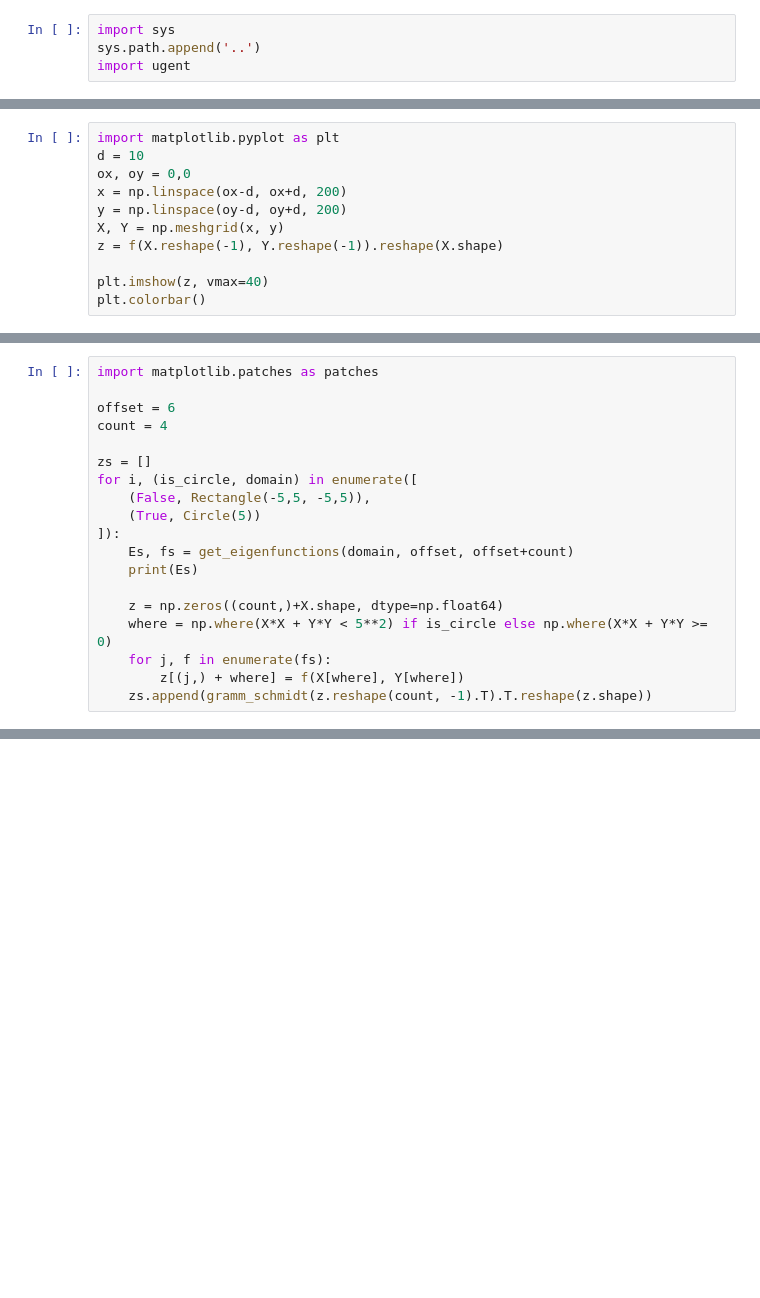
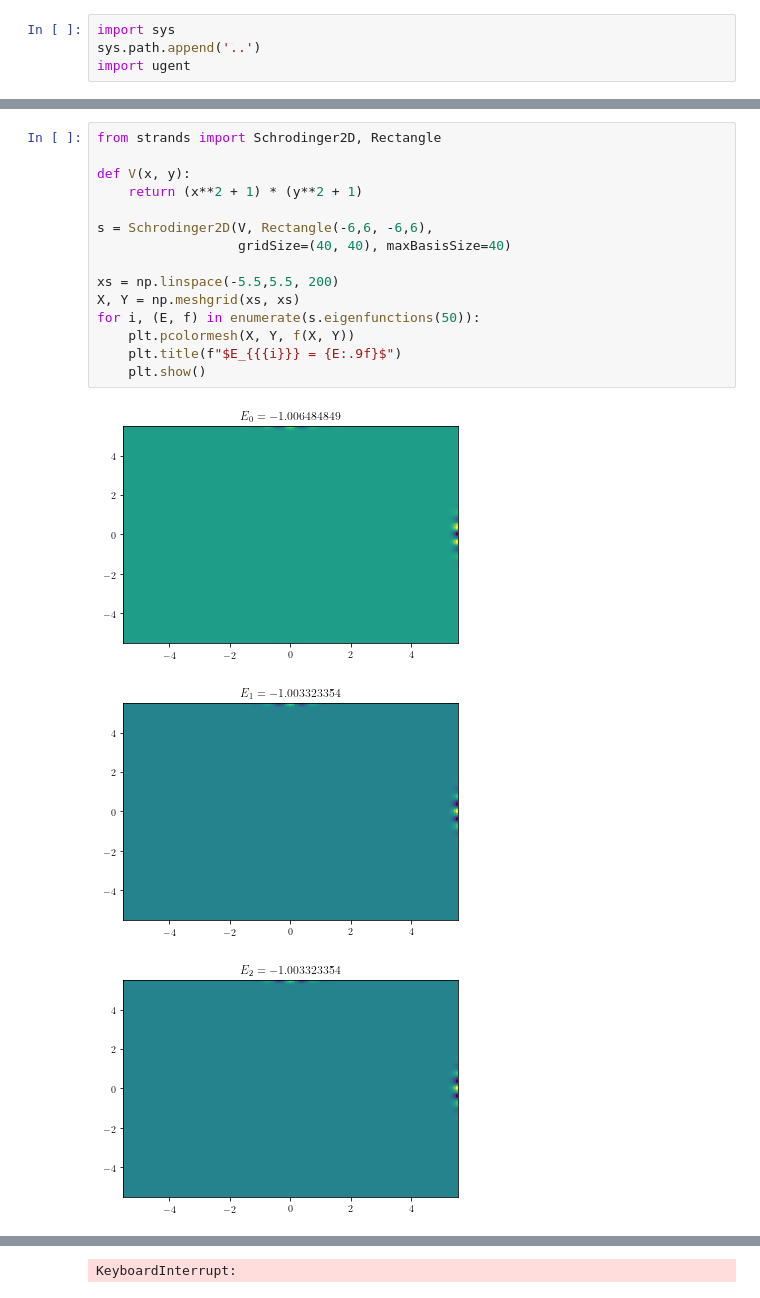
Before and after one commit to toonijn/PhD-thesis, a Jupyter notebook: img/chapter4/nm_benchmark_ixaru.ipynb, the cells around one changed output, grey strips where cells are left out. Cells and saved outputs as stored; diff of their text form; blank space fills up the shorter version.

```diff
--- a/img/chapter4/nm_benchmark_ixaru.ipynb
+++ b/img/chapter4/nm_benchmark_ixaru.ipynb
@@ -67,11 +36,0 @@ np.min(Z)
-# %%
-import matplotlib.pyplot as plt
-d = 10
-ox, oy = 0,0
-x = np.linspace(ox-d, ox+d, 200)
-y = np.linspace(oy-d, oy+d, 200)
-X, Y = np.meshgrid(x, y)
-z = f(X.reshape(-1), Y.reshape(-1)).reshape(X.shape)
-
-plt.imshow(z, vmax=40)
-plt.colorbar()
@@ -263,19 +110,0 @@ def gramm_schmidt(m):
-# %%
-import matplotlib.patches as patches
-
-offset = 6
-count = 4
-
-zs = []
-for i, (is_circle, domain) in enumerate([
-    (False, Rectangle(-5,5, -5,5)),
-    (True, Circle(5))
-]):
-    Es, fs = get_eigenfunctions(domain, offset, offset+count)
-    print(Es)
-
-    z = np.zeros((count,)+X.shape, dtype=np.float64)
-    where = np.where(X*X + Y*Y < 5**2) if is_circle else np.where(X*X + Y*Y >= 0)
-    for j, f in enumerate(fs):
-        z[(j,) + where] = f(X[where], Y[where])
-    zs.append(gramm_schmidt(z.reshape(count, -1).T).T.reshape(z.shape))
@@ -362,0 +111,19 @@ NameError: name 'zs' is not defined
+# %%
+from strands import Schrodinger2D, Rectangle
+
+def V(x, y):
+    return (x**2 + 1) * (y**2 + 1)
+
+s = Schrodinger2D(V, Rectangle(-6,6, -6,6),
+                  gridSize=(40, 40), maxBasisSize=40)
+
+xs = np.linspace(-5.5,5.5, 200)
+X, Y = np.meshgrid(xs, xs)
+for i, (E, f) in enumerate(s.eigenfunctions(50)):
+    plt.pcolormesh(X, Y, f(X, Y))
+    plt.title(f"$E_{{{i}}} = {E:.9f}$")
+    plt.show()
+# %% [output]
+[figure, added]
+[figure, added]
+[figure, added]
@@ -362,0 +136 @@ NameError: name 'zs' is not defined
+KeyboardInterrupt:
```
Also changed, not shown: parts of 17 cells of this notebook, 3 other files.
